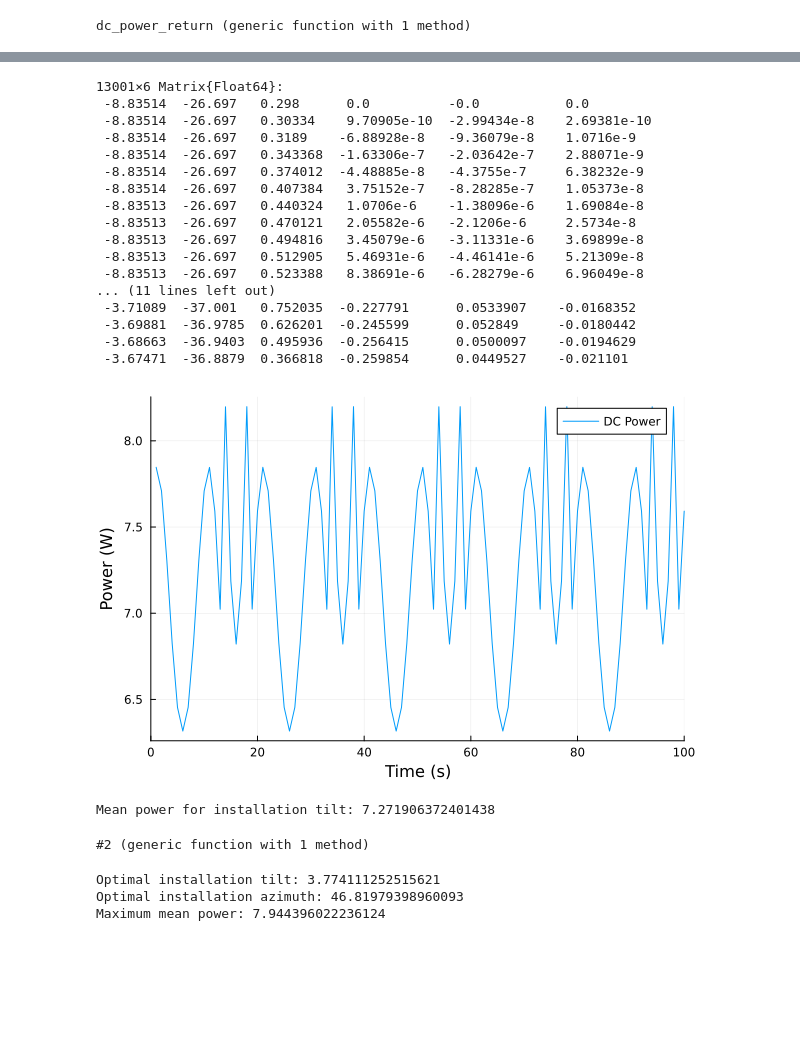
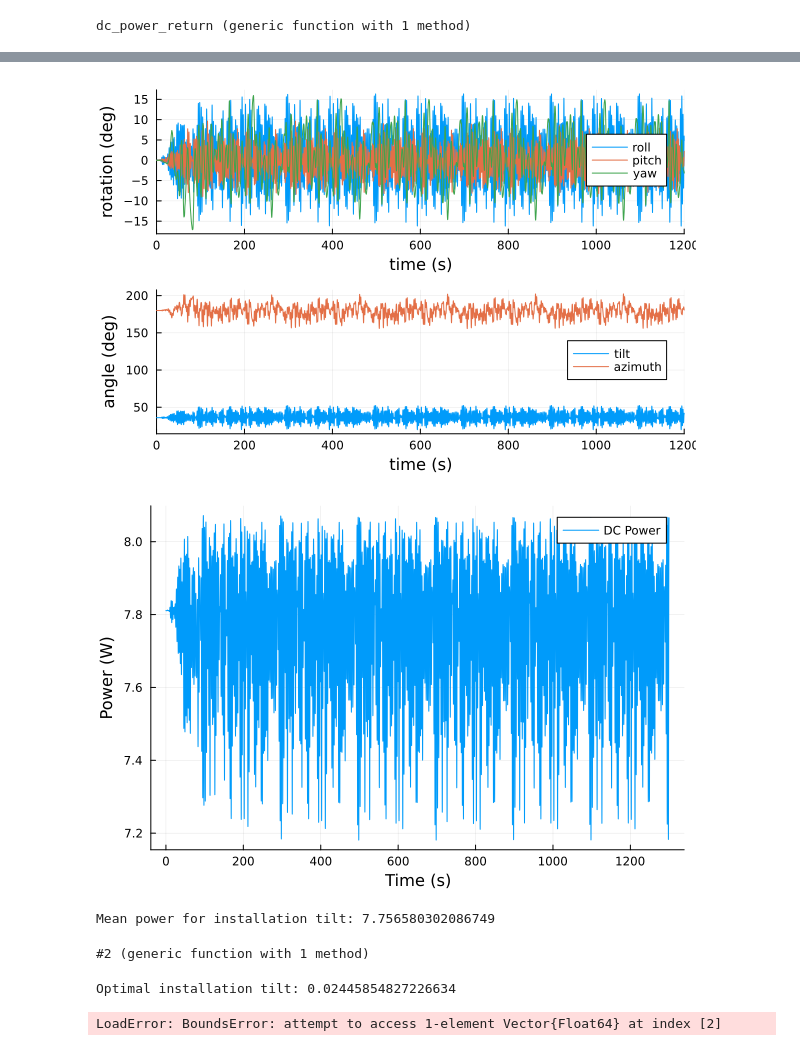
Before and after one commit to sandialabs/PVlib.jl, a Jupyter notebook: examples/pioneer_opt.ipynb, the cells around one changed output, grey strips where cells are left out. Cells and saved outputs as stored; diff of their text form; code cells hidden in the pictures; blank space fills up the shorter version.

```diff
--- a/examples/pioneer_opt.ipynb
+++ b/examples/pioneer_opt.ipynb
@@ -48,27 +71,33 @@ dc_power_return (generic function with 1 method)
 # %%
 # load in WEC respponse
-
 data = matread("pioneer_6dof_response_wave1.mat")
 time = vec(data["time"])
 WEC_response = data["WEC_response"]
+
+latitude = 35.95
+initial_tilt = latitude
+initial_azimuth = 180
+initial_yaw = 0
+panel_tilt, panel_azimuth = panel_tilt_azimuth(WEC_response, initial_tilt, initial_azimuth, initial_yaw)
+
+t = time                      # length N
+x = WEC_response[:,1]; y = WEC_response[:,2]; z = WEC_response[:,3]
+roll  = WEC_response[:,4]
+pitch = WEC_response[:,5]
+yaw   = WEC_response[:,6]
+
+# 2) Rotational motions
+p2 = plot(t, roll*180/pi,  label="roll",  xlabel="time (s)", ylabel="rotation (deg)",xlims=(0, 1200),)
+plot!(p2, t, pitch*180/pi, label="pitch")
+plot!(p2, t, yaw*180/pi,   label="yaw")
+
+# 3) Panel angles
+p3 = plot(t, panel_tilt, label="tilt", xlabel="time (s)", ylabel="angle (deg)", xlims=(0, 1200),)
+plot!(p3, t, panel_azimuth,   label="azimuth")
+
+plot(p2, p3, layout=(2,1), legend=:right)
 # %% [output]
-13001×6 Matrix{Float64}:
- -8.83514  -26.697   0.298      0.0          -0.0           0.0
- -8.83514  -26.697   0.30334    9.70905e-10  -2.99434e-8    2.69381e-10
- -8.83514  -26.697   0.3189    -6.88928e-8   -9.36079e-8    1.0716e-9
- -8.83514  -26.697   0.343368  -1.63306e-7   -2.03642e-7    2.88071e-9
- -8.83514  -26.697   0.374012  -4.48885e-8   -4.3755e-7     6.38232e-9
- -8.83514  -26.697   0.407384   3.75152e-7   -8.28285e-7    1.05373e-8
- -8.83513  -26.697   0.440324   1.0706e-6    -1.38096e-6    1.69084e-8
- -8.83513  -26.697   0.470121   2.05582e-6   -2.1206e-6     2.5734e-8
- -8.83513  -26.697   0.494816   3.45079e-6   -3.11331e-6    3.69899e-8
- -8.83513  -26.697   0.512905   5.46931e-6   -4.46141e-6    5.21309e-8
- -8.83513  -26.697   0.523388   8.38691e-6   -6.28279e-6    6.96049e-8
-... (11 lines left out)
- -3.71089  -37.001   0.752035  -0.227791      0.0533907    -0.0168352
- -3.69881  -36.9785  0.626201  -0.245599      0.052849     -0.0180442
- -3.68663  -36.9403  0.495936  -0.256415      0.0500097    -0.0194629
- -3.67471  -36.8879  0.366818  -0.259854      0.0449527    -0.021101
+[figure, added]
 # %%
 # location and installation details for pioneer
 latitude = 35.95
@@ -80,40 +109,40 @@ start_monthday=(1, 1)
 end_monthday=(1, 1)
 number_of_panels = 1
 initial_azimuth = 180.0
 initial_tilt = latitude
 module_name = "Kyocera Solar KC40T [2008 (E)]" #"Canadian Solar CS5P-220M [ 2009]"
 inverter_name = "Enphase Energy Inc : M175-24-208-Sxx [208V]" #"ABB: MICRO-0.25-I-OUTD-US-208 [208V]" # 175 W is well above max power needed
 pv_module = read_solar_module(module_name)
 pv_inverter = read_solar_inverter(inverter_name);
 
 # create example WEC resposne
-time = range(0, 500, 1001)
-amplitude = [1, 0.1, 1, 0.1, 1, 0.2]
-period = 10 # seconds
-ω = 2π / period
-WEC_response = amplitude' .* sin.(ω .* time)
+#time = range(0, 500, 1001)
+#amplitude = [1, 0.1, 1, 0.1, 1, 0.2]
+#period = 10 # seconds
+#ω = 2π / period
+#WEC_response = amplitude' .* sin.(ω .* time)
 
 # installation characteristics
 panel = Panel(0.526, 0.652) # panel dimensnions in meters (Kyocera Solar KC40T [2008 (E)])
 # A box above the panel
 obstacle = BoxObstacle(
     -0.5, 0.5,   # x-range
     -0.3, 0.3,     # y-range
     0.4, 0.5   # z-range
 )
 n_cells_per_column = 9
 
 # import weather data, calculate solar position, and corresponding albedo
 weather_data = get_meteorological_data_nsrdb(latitude, longitude, api_key, email, start_monthday, end_monthday, false)
 weather_data = weather_data[12] # just use the 12th hour for this simulation
 sol_position = get_solar_position(latitude, longitude, altitude, weather_data)
 albedo = get_ocean_surface_albedo(weather_data, sol_position)
 
 dc_power = dc_power_return(latitude, longitude, altitude, initial_tilt, initial_azimuth, weather_data, sol_position, pv_module, pv_inverter, WEC_response, panel, obstacle, n_cells_per_column, albedo, time)
 
-plot(dc_power, label="DC Power", xlabel="Time (s)", ylabel="Power (W)", legend=:topright, xlims=(0, 100))
+plot(time, dc_power, label="DC Power", xlabel="Time (s)", ylabel="Power (W)", legend=:topright)
 # %% [output]
-[figure, old version]
+[figure, new version]
 # %%
 function objective(latitude, longitude, altitude,
                         installation_tilt, installation_azimuth, weather_data, sol_position,
@@ -135,9 +164,10 @@ println("Mean power for installation tilt: ", -check_mean_power)
 
 mean_power = orientation -> objective(latitude, longitude, altitude, orientation[1], installation_azimuth, weather_data, sol_position, pv_module, pv_inverter, WEC_response, panel, obstacle, n_cells_per_column, albedo, time)
 # %% [output]
-Mean power for installation tilt: 7.271906372401438
+Mean power for installation tilt: 7.756580302086749
 #2 (generic function with 1 method)
 # %%
+
 # optimize installation tilt and azimuth
 mean_power = orientation -> objective(latitude, longitude, altitude, orientation[1], orientation[2], weather_data, sol_position, pv_module, pv_inverter, WEC_response, panel, obstacle, n_cells_per_column, albedo, time)
 
@@ -157,6 +187,5 @@ println("Optimal installation tilt: ", res.minimizer[1])
 println("Optimal installation azimuth: ", res.minimizer[2])
 println("Maximum mean power: ", -res.minimum)
 # %% [output]
-Optimal installation tilt: 3.774111252515621
-Optimal installation azimuth: 46.81979398960093
-Maximum mean power: 7.944396022236124
+Optimal installation tilt: 0.02445854827226634
+LoadError: BoundsError: attempt to access 1-element Vector{Float64} at index [2]
```
Also changed, not shown: parts of 2 cells of this notebook, 9 other files.
